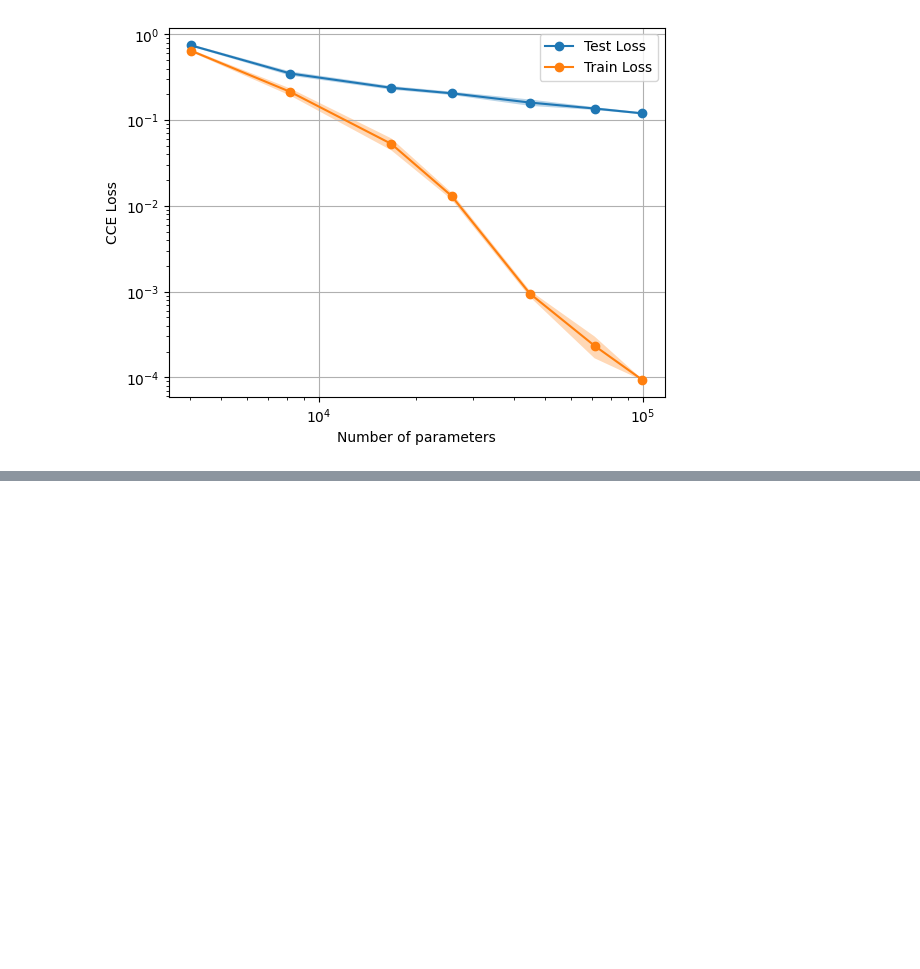
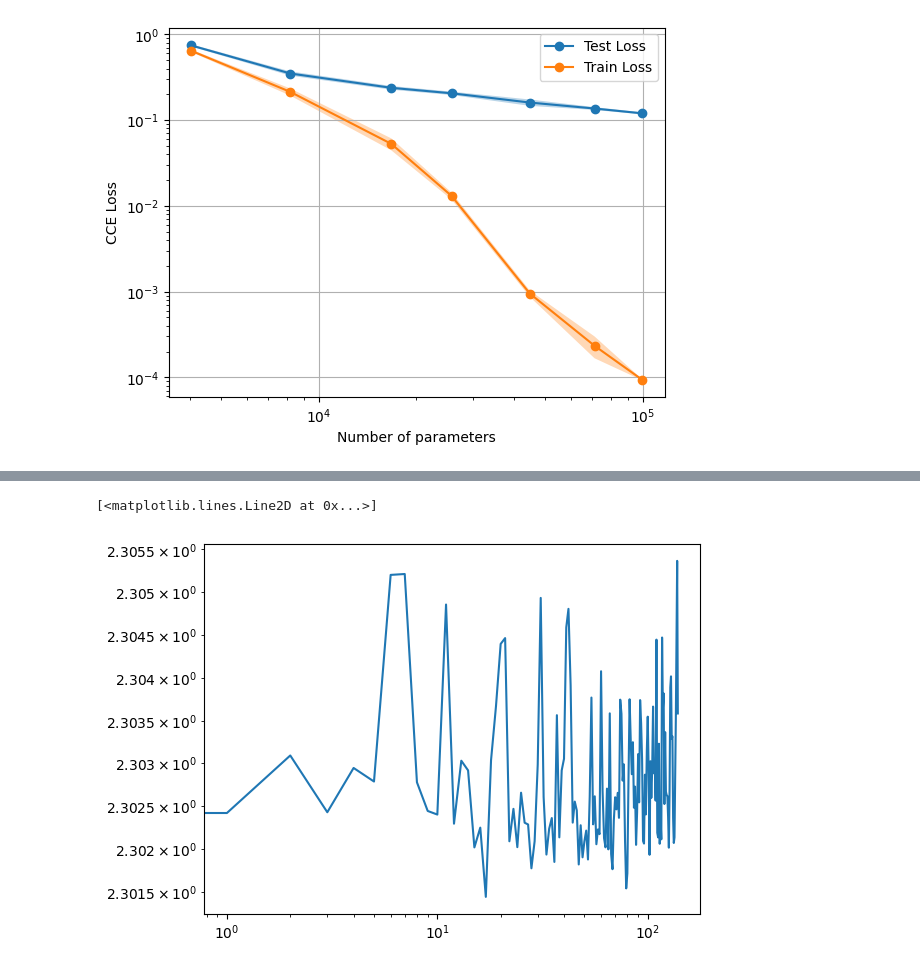
Before and after one commit to ASkalli/nonlinear_oscillator_network, a Jupyter notebook: MNIST/Train_PNN_BP_MNIST.ipynb, the cells around one changed output, grey strips where cells are left out. Cells and saved outputs as stored; diff of their text form; code cells hidden in the pictures; blank space fills up the shorter version.

```diff
--- a/MNIST/Train_PNN_BP_MNIST.ipynb
+++ b/MNIST/Train_PNN_BP_MNIST.ipynb
@@ -195,0 +351,43 @@ plt.show()
+# %%
+N_neurons_vec = [5, 10, 20, 30, 50, 75, 100]
+N_neurons_vec = [200]
+
+n_epochs = 20
+results = []
+
+stats = 1
+
+start_time = time.time()
+for s in range(stats):
+    for n_neurons in N_neurons_vec:
+
+        #Initialize RNN
+
+        NN_params = {
+            "N_in": 784,               # e.g., flattened 28x28 FashionMNIST image
+            "N_out": 10,               # number of classes in FashionMNIST
+            "N_neurons": n_neurons,          # number of hidden units per RNN layer
+            "N_layers": 3             # depth of the RNN
+        }
+
+        model = simple_FFNN_compressed(params = NN_params, r_compress=10, compression_method='Regional_had')
+
+
+
+
+        loss = nn.CrossEntropyLoss()
+        optimizer = torch.optim.Adam(model.parameters(), lr=0.01)
+
+
+        print(f'Using {n_neurons} per layer, run {s+1}, number of parameters {model.count_parameters()}')
+        D_2 = train_BP_torch(model, n_epochs, train_loader_MNIST, test_loader_MNIST, loss, optimizer)
+
+        results.append(D_2)
+
+        del model
+        del optimizer
+        torch.cuda.empty_cache()
+        gc.collect()
+
+end_time = time.time()
+print(f'Total time = {end_time- start_time} s')
@@ -195,0 +426,5 @@ plt.show()
+# %%
+plt.loglog(D_2['test_loss'])
+# %% [output]
+[<matplotlib.lines.Line2D at 0x...>]
+[figure, added]
```
Also changed, not shown: parts of 6 cells of this notebook, 13 other files.
